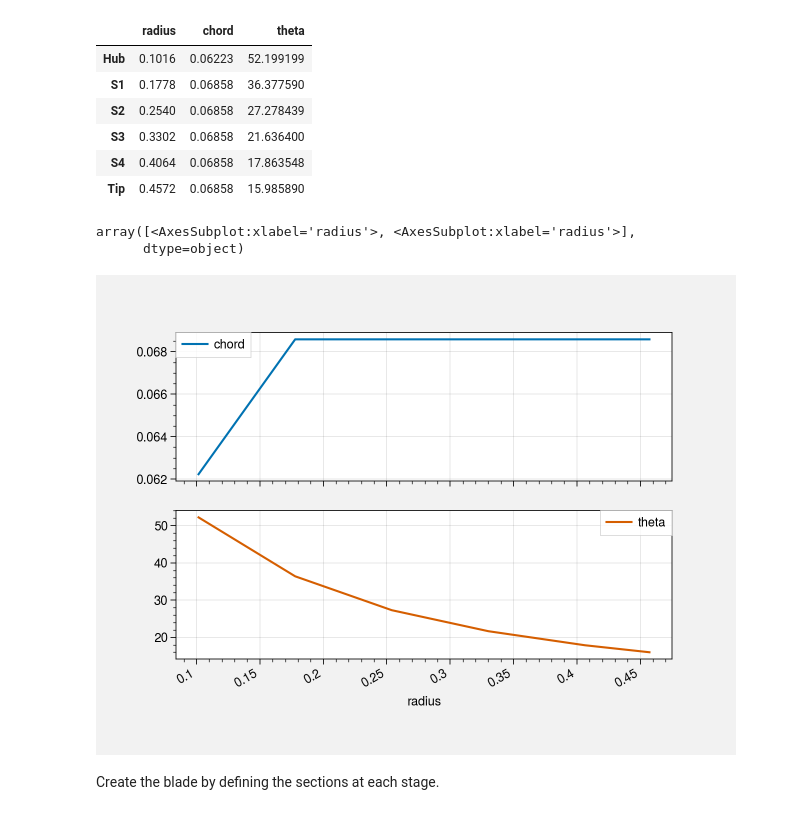
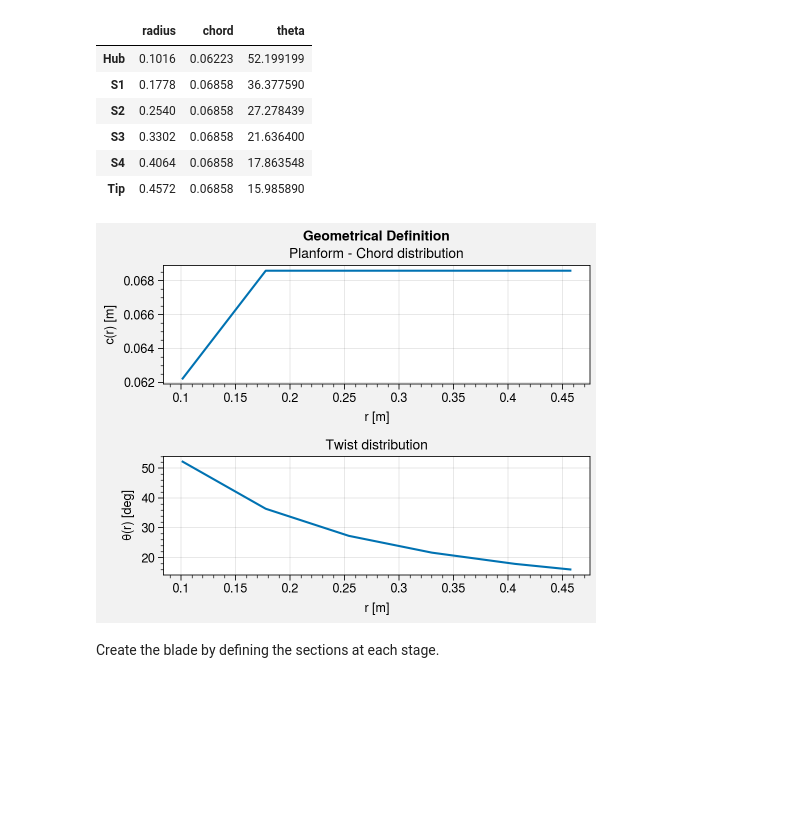
Before and after one commit to KikeM/propeller_study, a Jupyter notebook: notebooks/Comparison with experiments.ipynb, the cells around one changed output. Cells and saved outputs as stored; diff of their text form; code cells hidden in the pictures; blank space fills up the shorter version.

```diff
--- a/notebooks/Comparison with experiments.ipynb
+++ b/notebooks/Comparison with experiments.ipynb
@@ -62,12 +62,31 @@ dimensions_df
 | S3 | 0.3302 | 0.06858 | 21.636400 |
 | S4 | 0.4064 | 0.06858 | 17.863548 |
 | Tip | 0.4572 | 0.06858 | 15.985890 |
-# %%
-dimensions_df.set_index("radius").plot(subplots=True)
-# %% [output]
-array([<AxesSubplot:xlabel='radius'>, <AxesSubplot:xlabel='radius'>],
-      dtype=object)
-[figure, removed]
+# %%
+fig, axes = plot.subplots(nrows = 2, share=0, figsize=(5,4))
+
+ax = axes[0]
+ax.plot(
+    dimensions_df.set_index("radius")["chord"],
+)
+ax.format(
+    title="Planform - Chord distribution",
+    ylabel="$c(r)$ [m]",
+    xlabel="$r$ [m]",
+    suptitle="Geometrical Definition",
+)
+
+ax = axes[1]
+ax.plot(
+    dimensions_df.set_index("radius")["theta"],
+)
+ax.format(
+    title="Twist distribution",
+    ylabel="$\\theta(r)$ [deg]",
+    xlabel="$r$ [m]",
+)
+# %% [output]
+[figure, added]
 # %% [markdown]
 Create the blade by defining the sections at each stage.
 # %%
```
Also changed, not shown: parts of 1 cell of this notebook, 4 other files.
